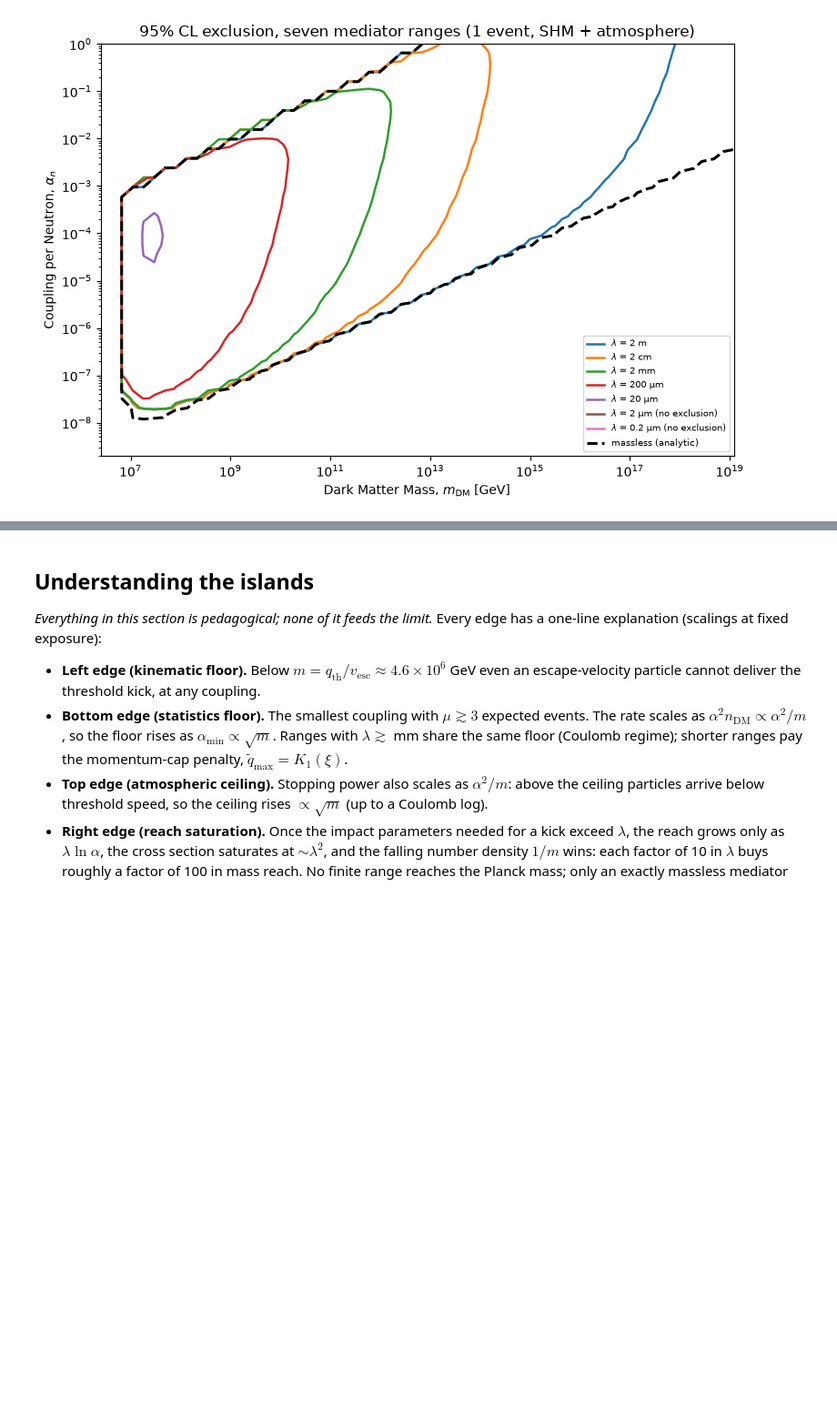
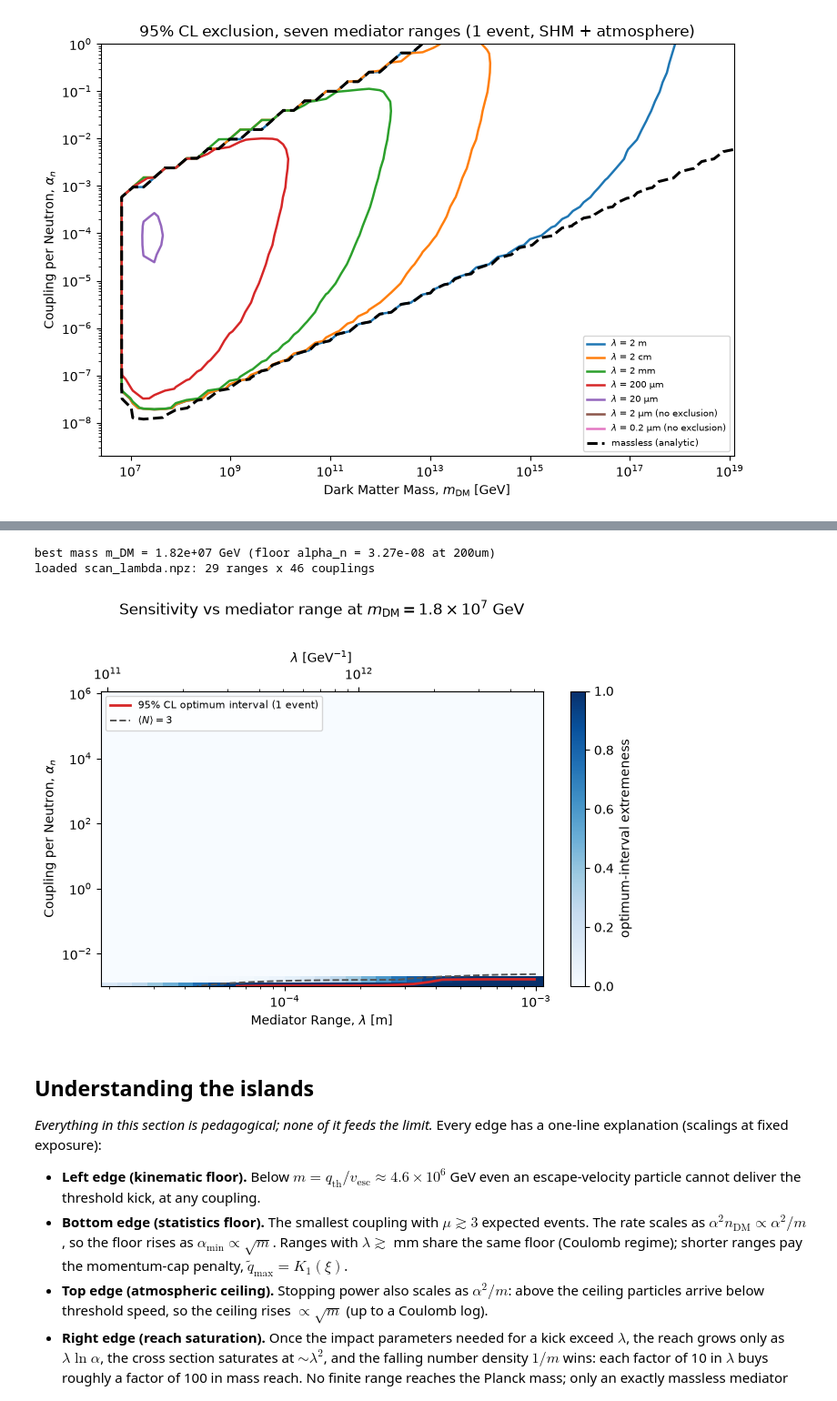
Before and after one commit to PolonaiseExperiment/luhdm, a Jupyter notebook: notebooks/limit_contour.ipynb, the cells around one changed output, grey strips where cells are left out. Shown at 91% size. Cells and saved outputs as stored; diff of their text form; code cells hidden in the pictures; blank space fills up the shorter version.

Commit message:
Sensitivity vs mediator range at the best mass (scan_lambda cache + figure)

```diff
--- a/notebooks/limit_contour.ipynb
+++ b/notebooks/limit_contour.ipynb
@@ -411,3 +428,76 @@ massless: m in [6.8e+06, 1.2e+19] GeV, alpha_n down to 1.3e-08
+# %%
+# best mass: where the reference-range coupling floor is deepest
+floor = np.array([REF["alphas_n"][REF["extremeness"][:, im] >= CONFIDENCE].min()
+                  if (REF["extremeness"][:, im] >= CONFIDENCE).any() else np.nan
+                  for im in range(REF["ms"].size)])
+M_BEST = float(REF["ms"][np.nanargmin(floor)])
+print(f"best mass m_DM = {M_BEST:.2e} GeV "
+      f"(floor alpha_n = {np.nanmin(floor):.2e} at {REF_TAG})")
+
+LSCAN = Path("scan_lambda.npz")
+if LSCAN.exists():
+    dl = np.load(LSCAN)
+    assert np.allclose(dl["events"], EVENTS)
+    if not np.isclose(float(dl["m_dm"]), M_BEST, rtol=0.05):
+        print(f"note: cache fixed m_DM = {float(dl['m_dm']):.2e} GeV")
+    lambs_l, alphas_l = dl["lambs"], dl["alphas_n"]
+    p_l, mu_l = dl["extremeness"], dl["counts"]
+    m_fixed = float(dl["m_dm"])
+    print(f"loaded {LSCAN}: {lambs_l.size} ranges x {alphas_l.size} couplings")
+else:
+    # coarse inline fallback through the same rate module
+    lambs_l = np.geomspace(2e-5, 1e-3, 10)
+    alphas_l = np.geomspace(1e-3, 1e6, 13)
+    m_fixed = M_BEST
+    p_l = np.zeros((alphas_l.size, lambs_l.size))
+    mu_l = np.zeros_like(p_l)
+    table_l = limits.new_table(seed=20260702)
+    t0 = time.time()
+    for il, lamb in enumerate(lambs_l):
+        xs_l = rate.make_xsec(lamb, force_ln=True)
+        for ia, a in enumerate(alphas_l):
+            v_min = Q_THRESH / m_fixed / 10
+            v_f_samples = atmosphere.compute_v_f_distribution(
+                a, lamb, m_fixed, v_i_samples, v_min=v_min, n_grid=80)
+            f_v_f = atmosphere.compute_f_vf(v_f_samples, v_min)[0]
+            qs = np.geomspace(Q_THRESH, 1e4 * Q_THRESH, 200)
+            dr = rate.differential_rate_trapz(qs, a, m_fixed, f_v_f, xs_l)
+            p_l[ia, il], mu_l[ia, il] = limits.extremeness_and_mu(
+                table_l, EVENTS, qs, dr, T_TOTAL)
+    print(f"inline lambda scan: {time.time() - t0:.0f}s "
+          "(cache with scripts/scan_lambda.py)")
+
+fig, ax = plt.subplots(figsize=(7, 5))
+mesh = ax.pcolormesh(lambs_l, alphas_l, p_l, cmap="Blues", vmin=0, vmax=1,
+                     shading="auto")
+fig.colorbar(mesh, ax=ax, label="optimum-interval extremeness")
+CS95_L = ax.contour(lambs_l, alphas_l, p_l, levels=[CONFIDENCE],
+                    colors="#d62728", linewidths=2)
+ax.contour(lambs_l, alphas_l, mu_l, levels=[3.0], colors="#555555",
+           linewidths=1.4, linestyles="--")
+ax.plot([], [], color="#d62728", lw=2,
+        label=f"{CONFIDENCE:.0%} CL optimum interval ({EVENTS.size} event)")
+ax.plot([], [], color="#555555", lw=1.4, ls="--",
+        label=r"$\langle N\rangle = 3$")
+ax.set_xscale("log")
+ax.set_yscale("log")
+ax.set_xlabel(r"Mediator Range, $\lambda$ [m]")
+ax.set_ylabel(r"Coupling per Neutron, $\alpha_n$")
+secax = ax.secondary_xaxis(
+    "top", functions=(lambda x: units.conv_m2pGeV(x),
+                      lambda x: x / units.conv_m2pGeV(1.0)))
+secax.set_xlabel(r"$\lambda$ [GeV$^{-1}$]")
+e_b = int(np.floor(np.log10(m_fixed)))
+ax.set_title(rf"Sensitivity vs mediator range at "
+             rf"$m_{{\rm DM}} = {m_fixed / 10**e_b:.1f}\times10^{{{e_b}}}$ GeV",
+             pad=28)
+ax.legend(loc="upper left", fontsize=8)
+fig.tight_layout()
+fig.savefig("limit_contour_lambda.png", dpi=140)
+# %% [output]
+best mass m_DM = 1.82e+07 GeV (floor alpha_n = 3.27e-08 at 200um)
+loaded scan_lambda.npz: 29 ranges x 46 couplings
+[figure, added]
 # %% [markdown]
 ## Understanding the islands
 
```
Also changed, not shown: parts of 3 cells of this notebook, 3 other files.
